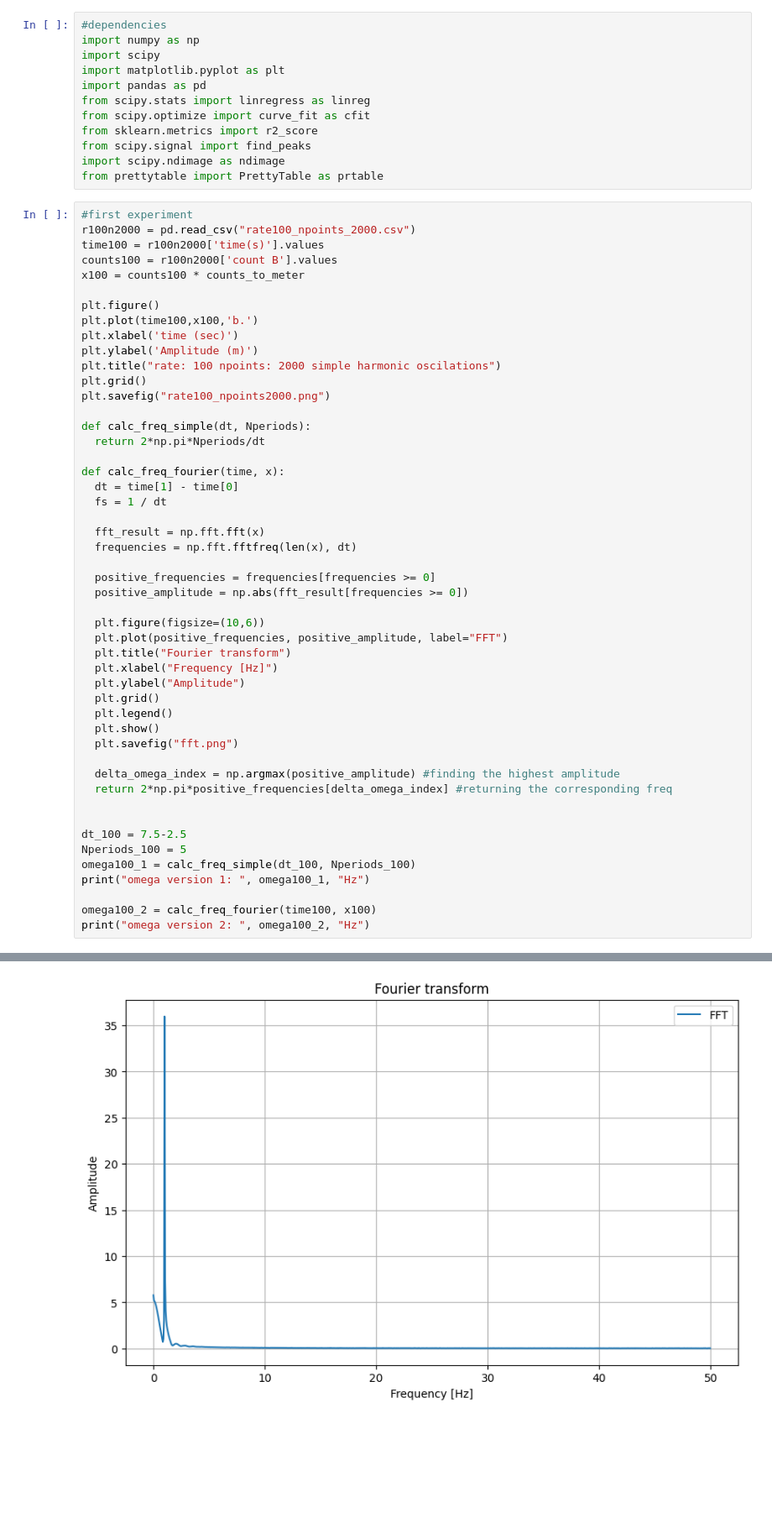
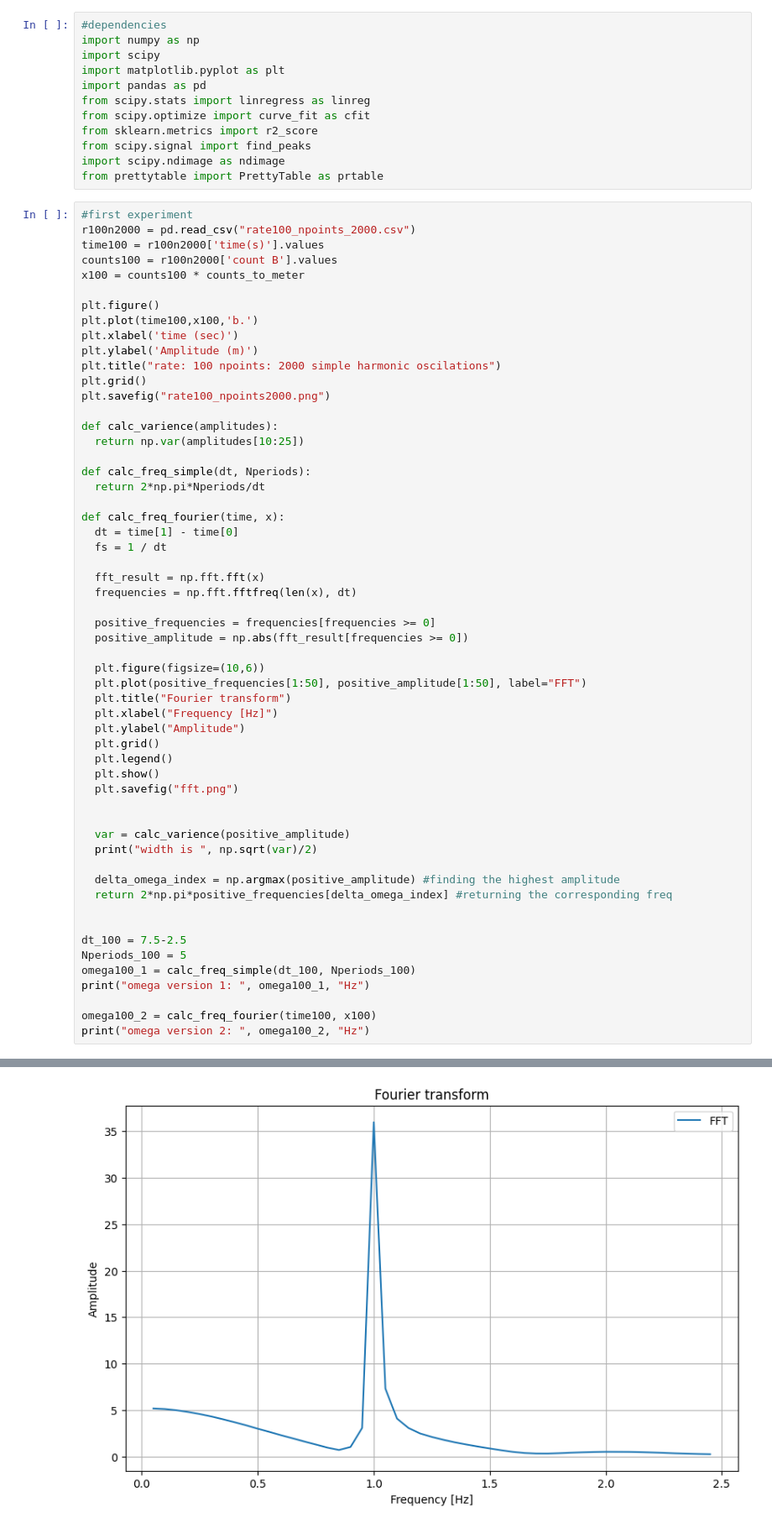
Before and after one commit to ronniegertman/Waves, a Jupyter notebook: harmonic_oscilator.ipynb, the cells around one changed output, grey strips where cells are left out. Shown at 84% size. Drawn from its saved outputs; the diff is of its cells as text; blank space fills up the shorter version.

```diff
--- a/harmonic_oscilator.ipynb
+++ b/harmonic_oscilator.ipynb
@@ -35,6 +35,9 @@ plt.title("rate: 100 npoints: 2000 simple harmonic oscilations")
 plt.grid()
 plt.savefig("rate100_npoints2000.png")
 
+def calc_varience(amplitudes):
+  return np.var(amplitudes[10:25])
+
 def calc_freq_simple(dt, Nperiods):
   return 2*np.pi*Nperiods/dt
 
@@ -44,32 +47,36 @@ def calc_freq_fourier(time, x):
 
   fft_result = np.fft.fft(x)
   frequencies = np.fft.fftfreq(len(x), dt)
 
   positive_frequencies = frequencies[frequencies >= 0]
   positive_amplitude = np.abs(fft_result[frequencies >= 0])
 
   plt.figure(figsize=(10,6))
-  plt.plot(positive_frequencies, positive_amplitude, label="FFT")
+  plt.plot(positive_frequencies[1:50], positive_amplitude[1:50], label="FFT")
   plt.title("Fourier transform")
   plt.xlabel("Frequency [Hz]")
   plt.ylabel("Amplitude")
   plt.grid()
   plt.legend()
   plt.show()
   plt.savefig("fft.png")
+
+
+  var = calc_varience(positive_amplitude)
+  print("width is ", np.sqrt(var)/2)
 
   delta_omega_index = np.argmax(positive_amplitude) #finding the highest amplitude
   return 2*np.pi*positive_frequencies[delta_omega_index] #returning the corresponding freq
 
 
 dt_100 = 7.5-2.5
 Nperiods_100 = 5
 omega100_1 = calc_freq_simple(dt_100, Nperiods_100)
 print("omega version 1: ", omega100_1, "Hz")
 
 omega100_2 = calc_freq_fourier(time100, x100)
 print("omega version 2: ", omega100_2, "Hz")
 # %% [output]
 omega version 1:  6.283185307179586 Hz
 [figure]
-[figure, old version]
+[figure, new version]
```
Also changed, not shown: parts of 6 cells of this notebook.
